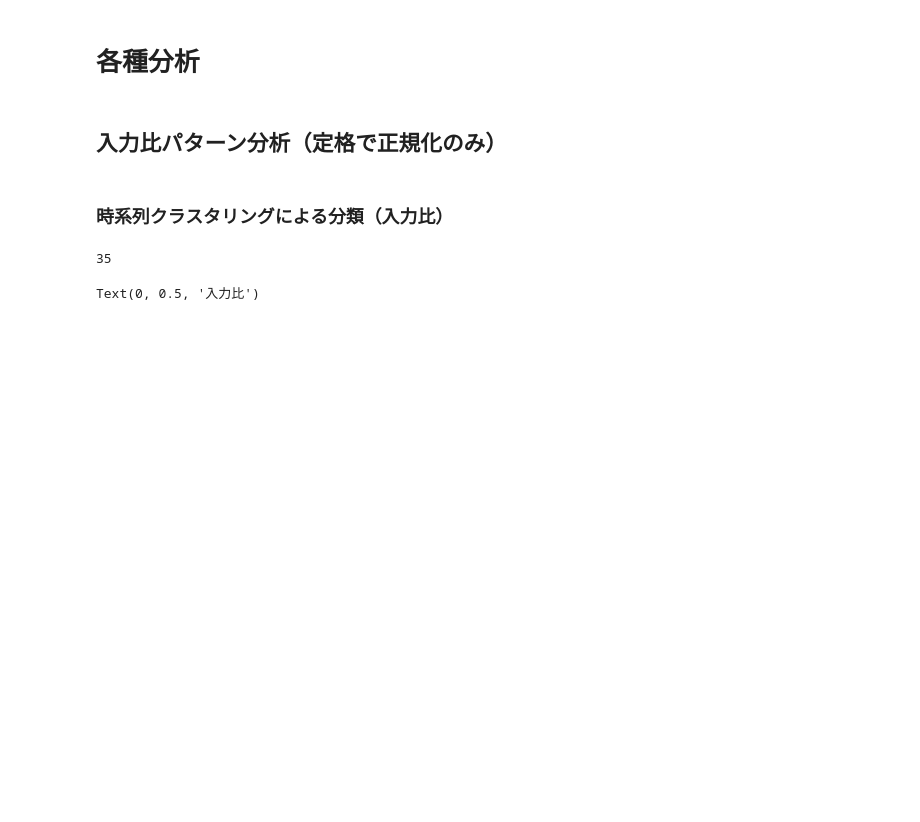
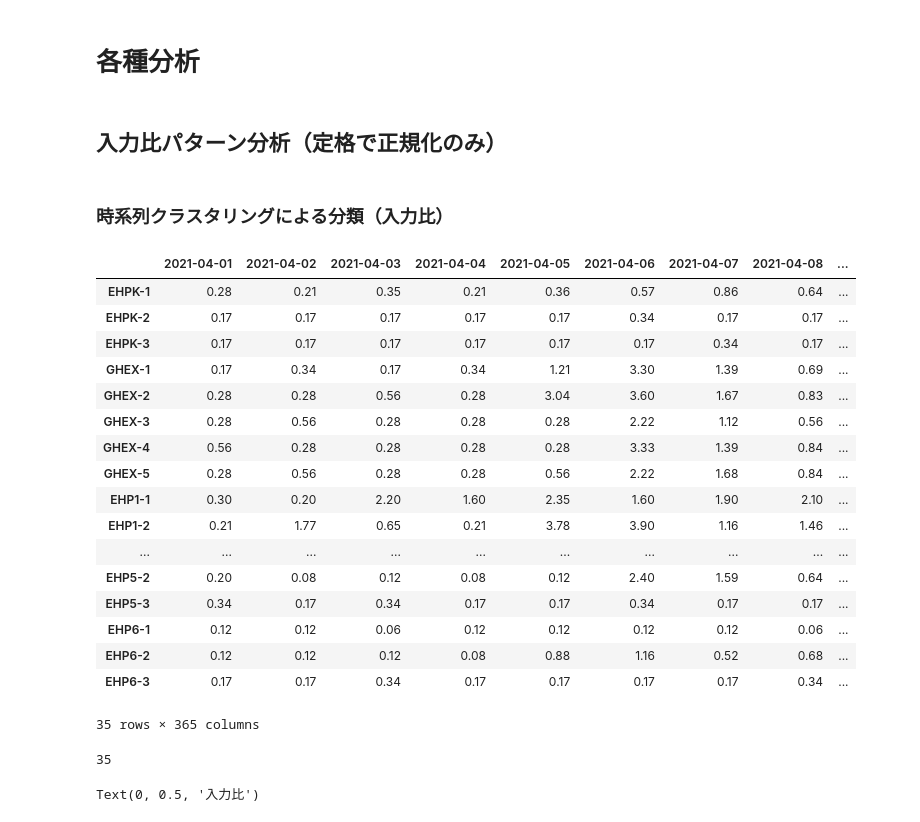
Before and after one commit to BusyLake/Jupyter_Project, a Jupyter notebook: 250422_UN中野_空調機類型化+特徴量分析.ipynb, the cells around one changed output. Saved outputs shown, nothing was run; the diff lists cells and outputs as text; code cells hidden in the pictures; blank space fills up the shorter version.

```diff
--- a/250422_UN中野_空調機類型化+特徴量分析.ipynb
+++ b/250422_UN中野_空調機類型化+特徴量分析.ipynb
@@ -498,7 +498,26 @@ EHP_count['日付'] = EHP_count['日時'].dt.date
 Frame = pd.read_csv(Pass_In+Input_File+'入力比データ.csv',encoding='cp932',index_col=0,parse_dates=True).fillna(0).resample('D').sum()
 DataSet = Frame.T
 # %%
-DataS
+DataSet
+# %% [output]
+|  | 2021-04-01 | 2021-04-02 | 2021-04-03 | 2021-04-04 | 2021-04-05 | 2021-04-06 | 2021-04-07 | 2021-04-08 | ... |
+| EHPK-1 | 0.28 | 0.21 | 0.35 | 0.21 | 0.36 | 0.57 | 0.86 | 0.64 | ... |
+| EHPK-2 | 0.17 | 0.17 | 0.17 | 0.17 | 0.17 | 0.34 | 0.17 | 0.17 | ... |
+| EHPK-3 | 0.17 | 0.17 | 0.17 | 0.17 | 0.17 | 0.17 | 0.34 | 0.17 | ... |
+| GHEX-1 | 0.17 | 0.34 | 0.17 | 0.34 | 1.21 | 3.30 | 1.39 | 0.69 | ... |
+| GHEX-2 | 0.28 | 0.28 | 0.56 | 0.28 | 3.04 | 3.60 | 1.67 | 0.83 | ... |
+| GHEX-3 | 0.28 | 0.56 | 0.28 | 0.28 | 0.28 | 2.22 | 1.12 | 0.56 | ... |
+| GHEX-4 | 0.56 | 0.28 | 0.28 | 0.28 | 0.28 | 3.33 | 1.39 | 0.84 | ... |
+| GHEX-5 | 0.28 | 0.56 | 0.28 | 0.28 | 0.56 | 2.22 | 1.68 | 0.84 | ... |
+| EHP1-1 | 0.30 | 0.20 | 2.20 | 1.60 | 2.35 | 1.60 | 1.90 | 2.10 | ... |
+| EHP1-2 | 0.21 | 1.77 | 0.65 | 0.21 | 3.78 | 3.90 | 1.16 | 1.46 | ... |
+| ... | ... | ... | ... | ... | ... | ... | ... | ... | ... |
+| EHP5-2 | 0.20 | 0.08 | 0.12 | 0.08 | 0.12 | 2.40 | 1.59 | 0.64 | ... |
+| EHP5-3 | 0.34 | 0.17 | 0.34 | 0.17 | 0.17 | 0.34 | 0.17 | 0.17 | ... |
+| EHP6-1 | 0.12 | 0.12 | 0.06 | 0.12 | 0.12 | 0.12 | 0.12 | 0.06 | ... |
+| EHP6-2 | 0.12 | 0.12 | 0.12 | 0.08 | 0.88 | 1.16 | 0.52 | 0.68 | ... |
+| EHP6-3 | 0.17 | 0.17 | 0.34 | 0.17 | 0.17 | 0.17 | 0.17 | 0.34 | ... |
+35 rows × 365 columns
 # %%
 ##クラスタリング
 learning_label = 0
```
Also changed, not shown: 1 other file.
